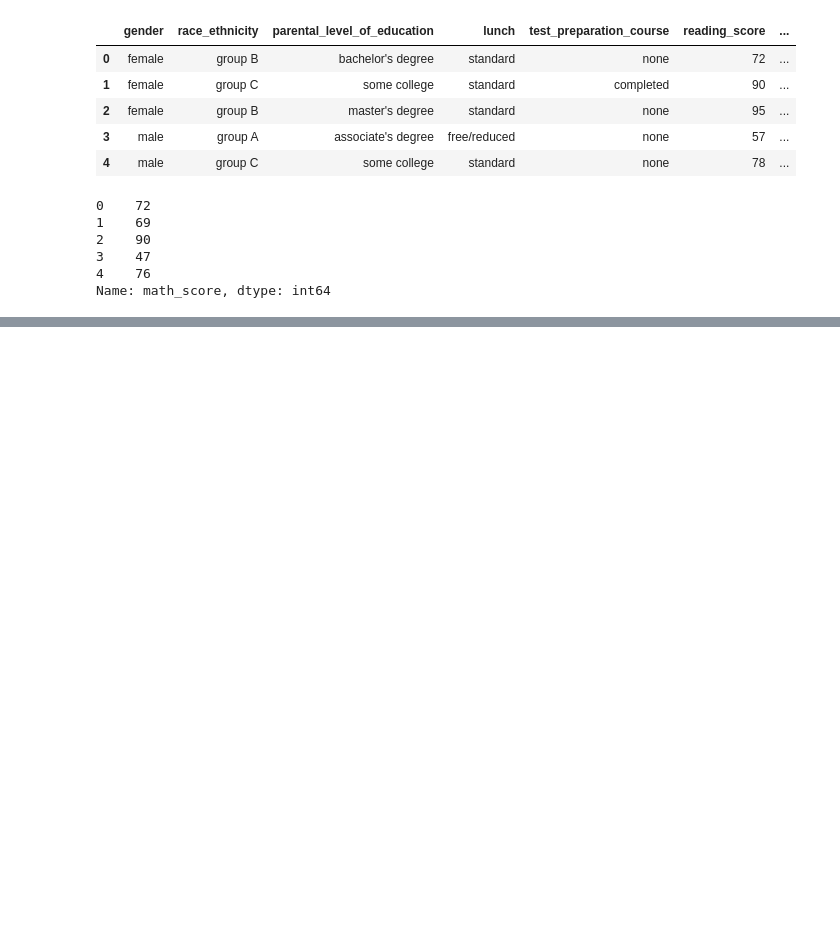
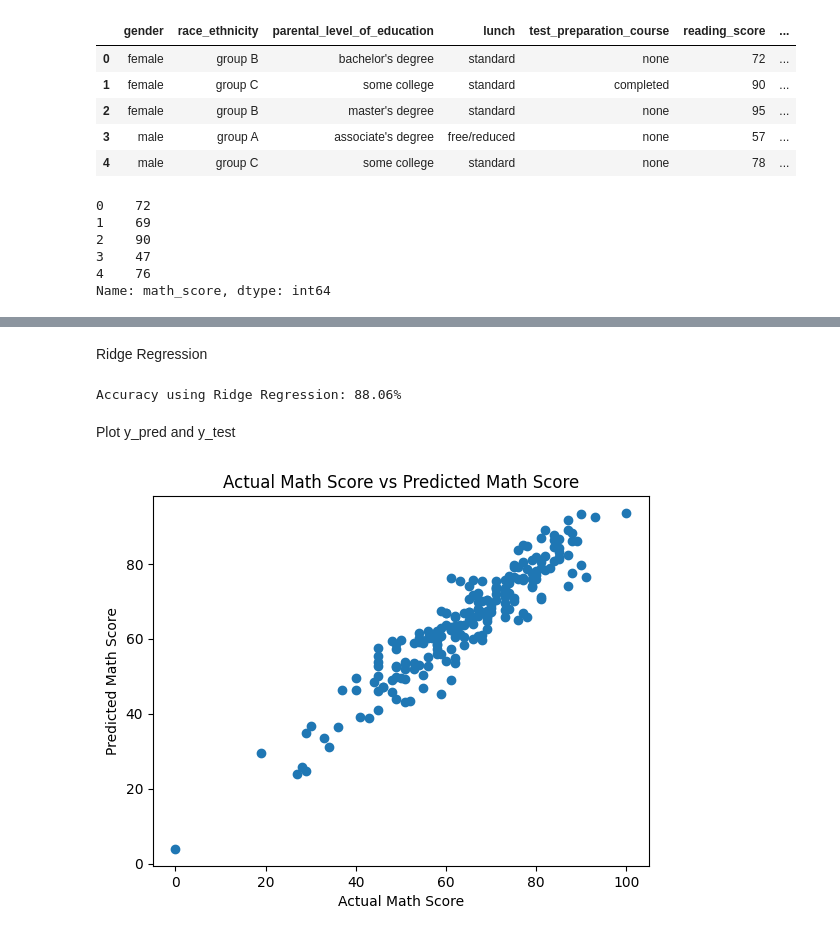
Before and after one commit to cyrolux123/ML-Project, a Jupyter notebook: notebook/2-Model Training.ipynb, the cells around one changed output, grey strips where cells are left out. Saved outputs shown, nothing was run; the diff lists cells and outputs as text; code cells hidden in the pictures; blank space fills up the shorter version.

Commit message:
model training

```diff
--- a/notebook/2-Model Training.ipynb
+++ b/notebook/2-Model Training.ipynb
@@ -62,0 +102,2 @@ Name: math_score, dtype: int64
+# %%
+X = preprocessor.fit_transform(X)
@@ -62,0 +139,4 @@ Name: math_score, dtype: int64
+# %%
+# Separate data into training and testing sets
+X_train, X_test, y_train, y_test = train_test_split(X, y, test_size = 0.2, random_state = 42)
+X_train.shape, X_test.shape
@@ -62,0 +147,7 @@ Name: math_score, dtype: int64
+# %%
+def evaluate_model(true, predicted):
+    mae = mean_absolute_error(true, predicted)
+    mse = mean_squared_error(true, predicted)
+    rmse = np.sqrt(mse)
+    r2 = r2_score(true, predicted)
+    return mae, rmse, r2
@@ -62,0 +235,20 @@ Name: math_score, dtype: int64
+# %% [markdown]
+Ridge Regression
+# %%
+rid_model = Ridge(fit_intercept = True)
+rid_model = rid_model.fit(X_train, y_train)
+y_pred = rid_model.predict(X_test)
+score = r2_score(y_test, y_pred) * 100
+print(f"Accuracy using Ridge Regression: {score:.2f}%")
+# %% [output]
+Accuracy using Ridge Regression: 88.06%
+# %% [markdown]
+Plot y_pred and y_test
+# %%
+plt.scatter(y_test, y_pred)
+plt.xlabel('Actual Math Score')
+plt.ylabel('Predicted Math Score')
+plt.title('Actual Math Score vs Predicted Math Score')
+plt.show()
+# %% [output]
+[figure, added]
```
Also changed, not shown: parts of 14 cells of this notebook, 4 other files.
